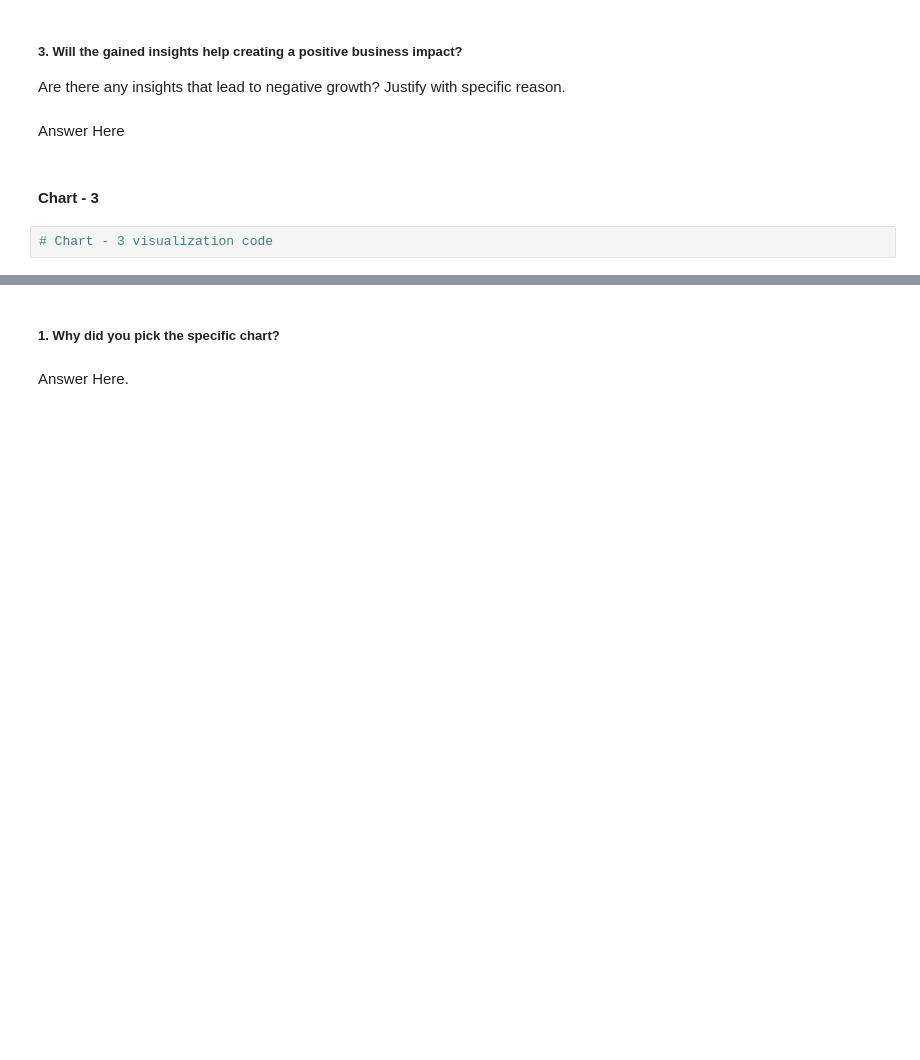
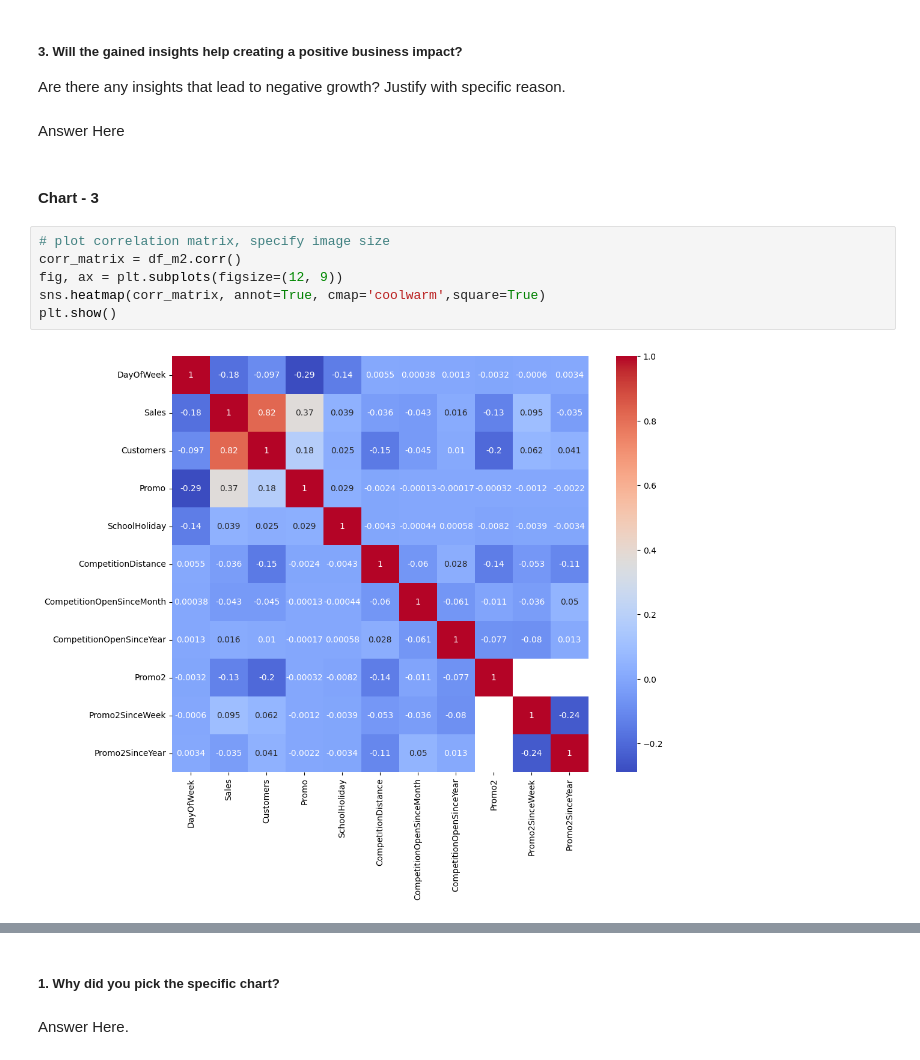
Before and after one commit to pvanand07/Retail-Sales-Prediction-Regression, a Jupyter notebook: Retail_Sales_Prediction_Regression.ipynb, the cells around one changed output, grey strips where cells are left out. Drawn from its saved outputs; the diff is of its cells as text; blank space fills up the shorter version.

```diff
--- a/Retail_Sales_Prediction_Regression.ipynb
+++ b/Retail_Sales_Prediction_Regression.ipynb
@@ -536,5 +911,11 @@ Are there any insights that lead to negative growth? Justify with specific reaso
 Answer Here
 # %% [markdown]
 #### Chart - 3
-# %%
-# Chart - 3 visualization code
+# %%
+# plot correlation matrix, specify image size
+corr_matrix = df_m2.corr()
+fig, ax = plt.subplots(figsize=(12, 9))
+sns.heatmap(corr_matrix, annot=True, cmap='coolwarm',square=True)
+plt.show()
+# %% [output]
+[figure, added]
```
Also changed, not shown: parts of 65 cells of this notebook.
